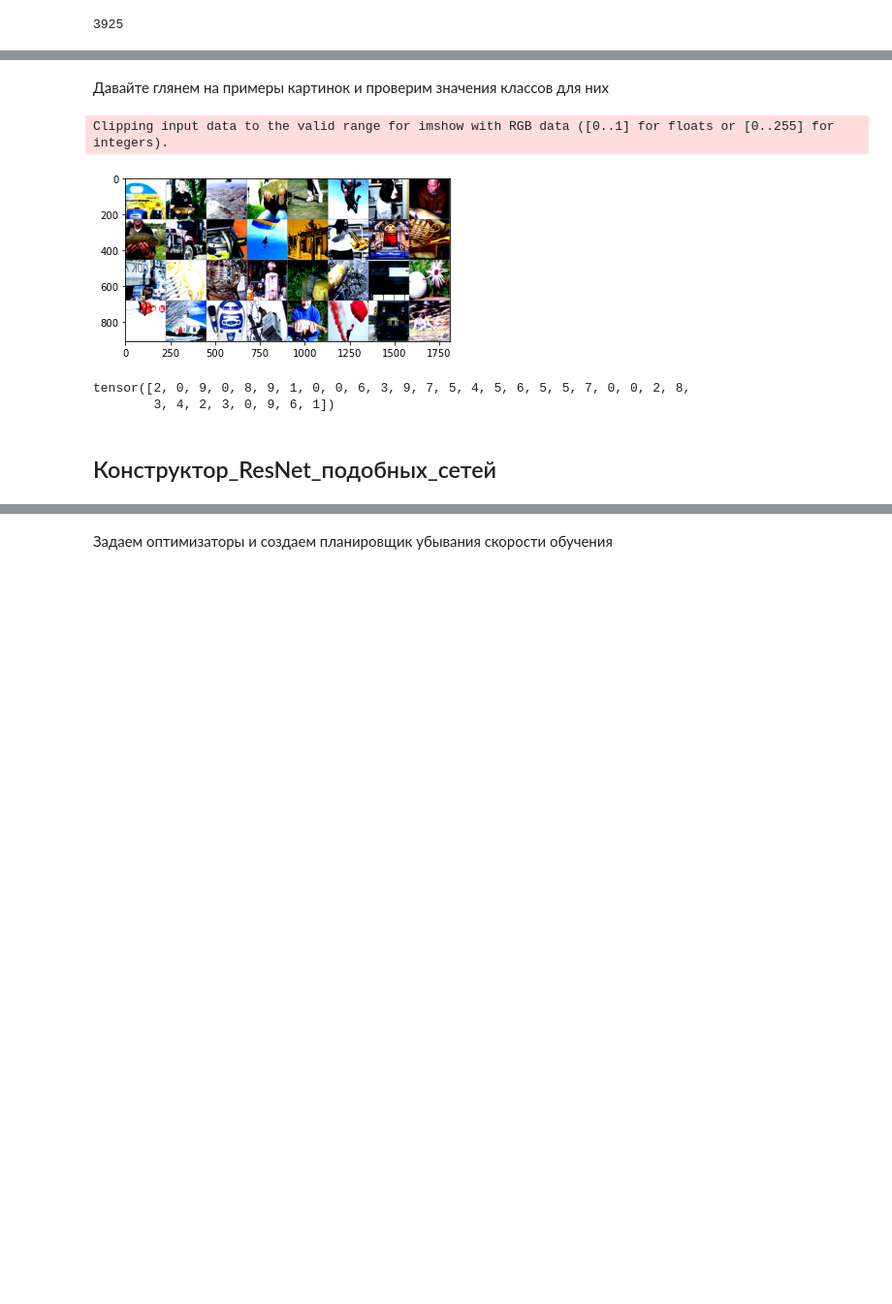
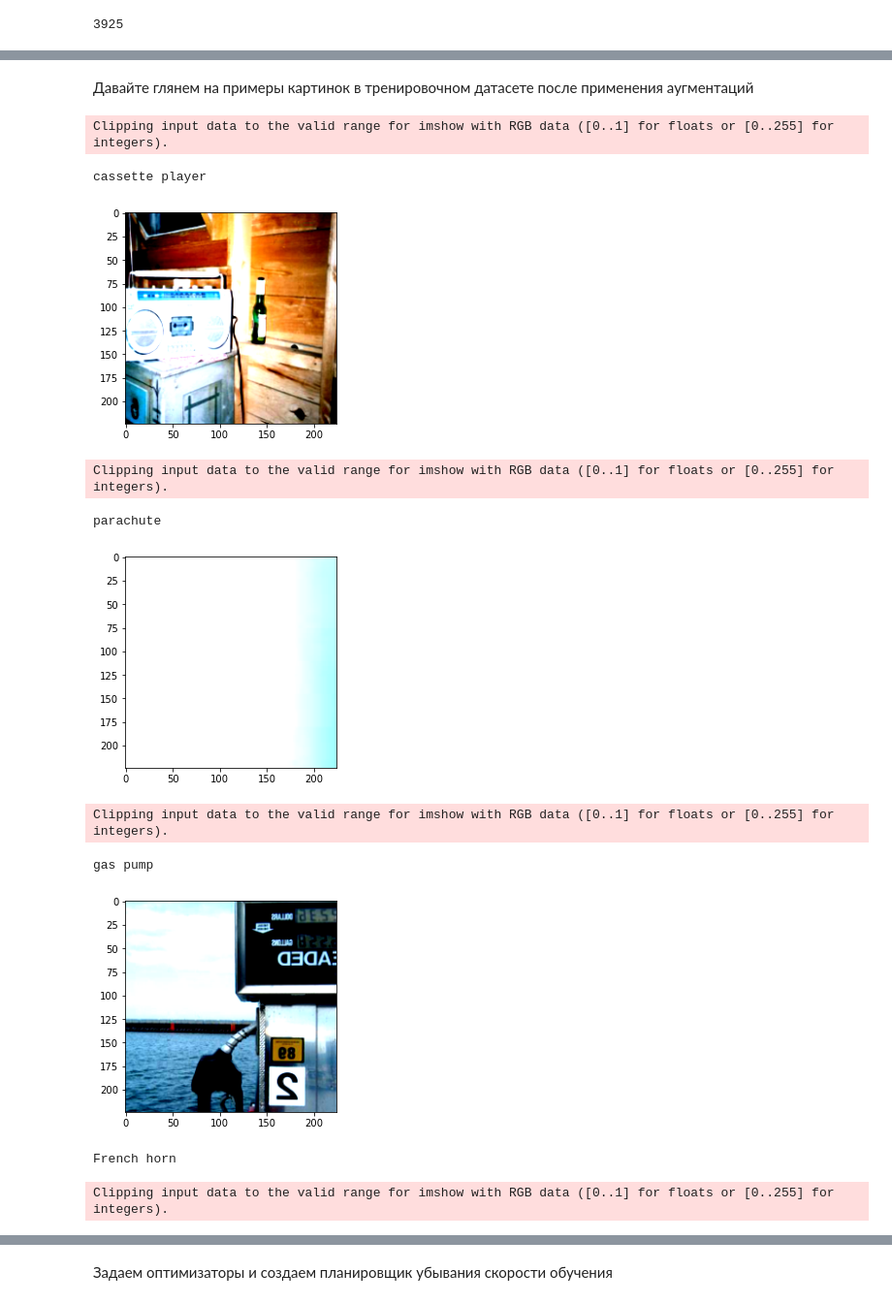
Before and after one commit to bestetc/GPN_trash, a Jupyter notebook: ResNet_constructor.ipynb, the cells around one changed output, grey strips where cells are left out. Shown at 97% size. Saved outputs shown, nothing was run; the diff lists cells and outputs as text; code cells hidden in the pictures; blank space fills up the shorter version.

```diff
--- a/ResNet_constructor.ipynb
+++ b/ResNet_constructor.ipynb
@@ -195,29 +172,21 @@ testloader = torch.utils.data.DataLoader(testset, #batch_size=batch_size,
                                          shuffle=False)
 # %% [markdown]
-Давайте глянем на примеры картинок и проверим значения классов для них
+Давайте глянем на примеры картинок в тренировочном датасете после применения аугментаций
-# %%
-import matplotlib.pyplot as plt
-import numpy as np
-
-# functions to show an image
-
-def imshow(img):
-    img = img / 2 + 0.5     # unnormalize
-    npimg = img.numpy()
-    plt.imshow(np.transpose(npimg, (1, 2, 0)))
-    plt.show()
-
-# get some random training images
-dataiter = iter(trainloader)
-images, labels = dataiter.next()
-
-# show images
-imshow(torchvision.utils.make_grid(images))
-print(labels)
-# %% [output]
-Clipping input data to the valid range for imshow with RGB data ([0..1] for floats or [0..255] for integers).
-[figure, removed]
-tensor([2, 0, 9, 0, 8, 9, 1, 0, 0, 6, 3, 9, 7, 5, 4, 5, 6, 5, 5, 7, 0, 0, 2, 8,
-        3, 4, 2, 3, 0, 9, 6, 1])
-# %% [markdown]
-## Конструктор_ResNet_подобных_сетей
+# %%
+show_subset = torch.utils.data.Subset(trainset, np.random.randint(0,high=len(trainset), size=4))
+show_subset_loader = torch.utils.data.DataLoader(show_subset, shuffle=False)
+for images, labels in show_subset_loader:
+    print(datasets_loader.label_func(int(labels)))
+    datasets_loader.visual_tensor(utils.make_grid(images))
+# %% [output]
+Clipping input data to the valid range for imshow with RGB data ([0..1] for floats or [0..255] for integers).
+cassette player
+[figure, added]
+Clipping input data to the valid range for imshow with RGB data ([0..1] for floats or [0..255] for integers).
+parachute
+[figure, added]
+Clipping input data to the valid range for imshow with RGB data ([0..1] for floats or [0..255] for integers).
+gas pump
+[figure, added]
+French horn
+Clipping input data to the valid range for imshow with RGB data ([0..1] for floats or [0..255] for integers).
```
Also changed, not shown: parts of 52 cells of this notebook, 7 other files.
